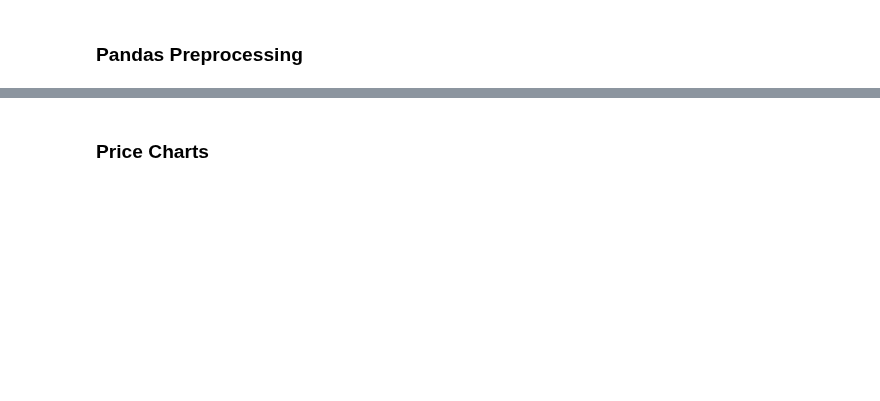
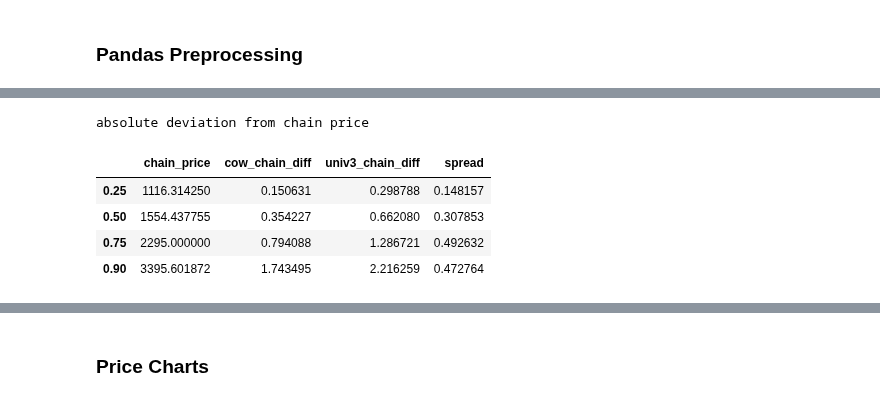
Before and after one commit to mohammed7s/Feedlot, a Jupyter notebook: quantitative_results/data_analysis.ipynb, the cells around one changed output, grey strips where cells are left out. Cells and saved outputs as stored; diff of their text form; code cells hidden in the pictures; blank space fills up the shorter version.

```diff
--- a/quantitative_results/data_analysis.ipynb
+++ b/quantitative_results/data_analysis.ipynb
@@ -119,3 +157,18 @@ reindexed_price_df['transaction_gas_fee_median_usd'] = reindexed_price_df['trans
+# %%
+print('absolute deviation from chain price')
+spread_df = reindexed_price_df[['chain_price', 'cow_chain_diff', 'univ3_chain_diff']].quantile([0.25, 0.5, 0.75, .9], interpolation='midpoint')
+# %% [output]
+absolute deviation from chain price
+# %%
+spread_df['spread'] = np.abs(spread_df['cow_chain_diff'] - spread_df['univ3_chain_diff'])
+# %%
+spread_df
+# %% [output]
+|  | chain_price | cow_chain_diff | univ3_chain_diff | spread |
+| 0.25 | 1116.314250 | 0.150631 | 0.298788 | 0.148157 |
+| 0.50 | 1554.437755 | 0.354227 | 0.662080 | 0.307853 |
+| 0.75 | 2295.000000 | 0.794088 | 1.286721 | 0.492632 |
+| 0.90 | 3395.601872 | 1.743495 | 2.216259 | 0.472764 |
 # %%
 # filter trade directions. There are 4 total cases:
 # cow buy/uni buy WETH
```
Also changed, not shown: parts of 41 cells of this notebook, 10 other files.
